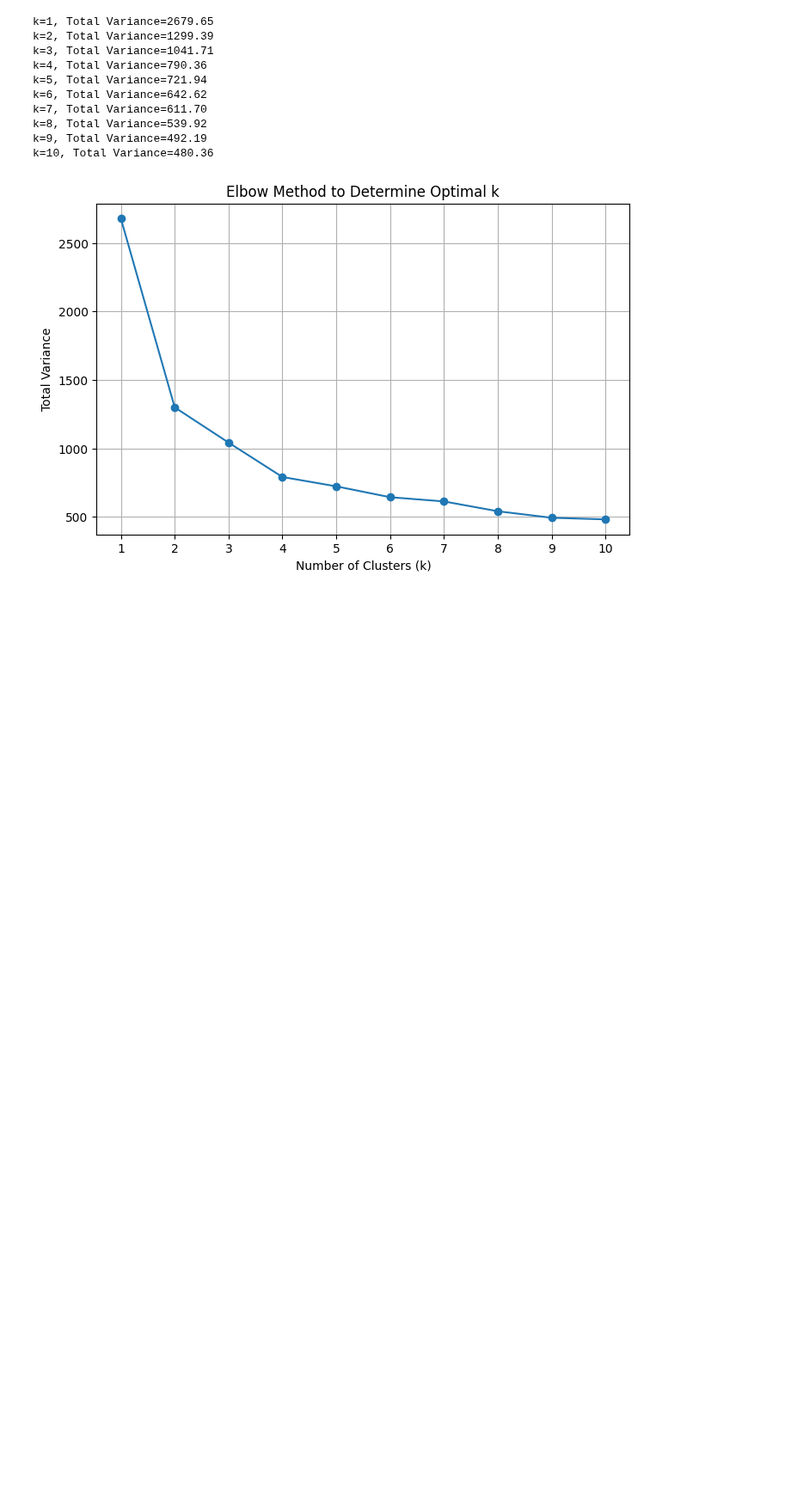
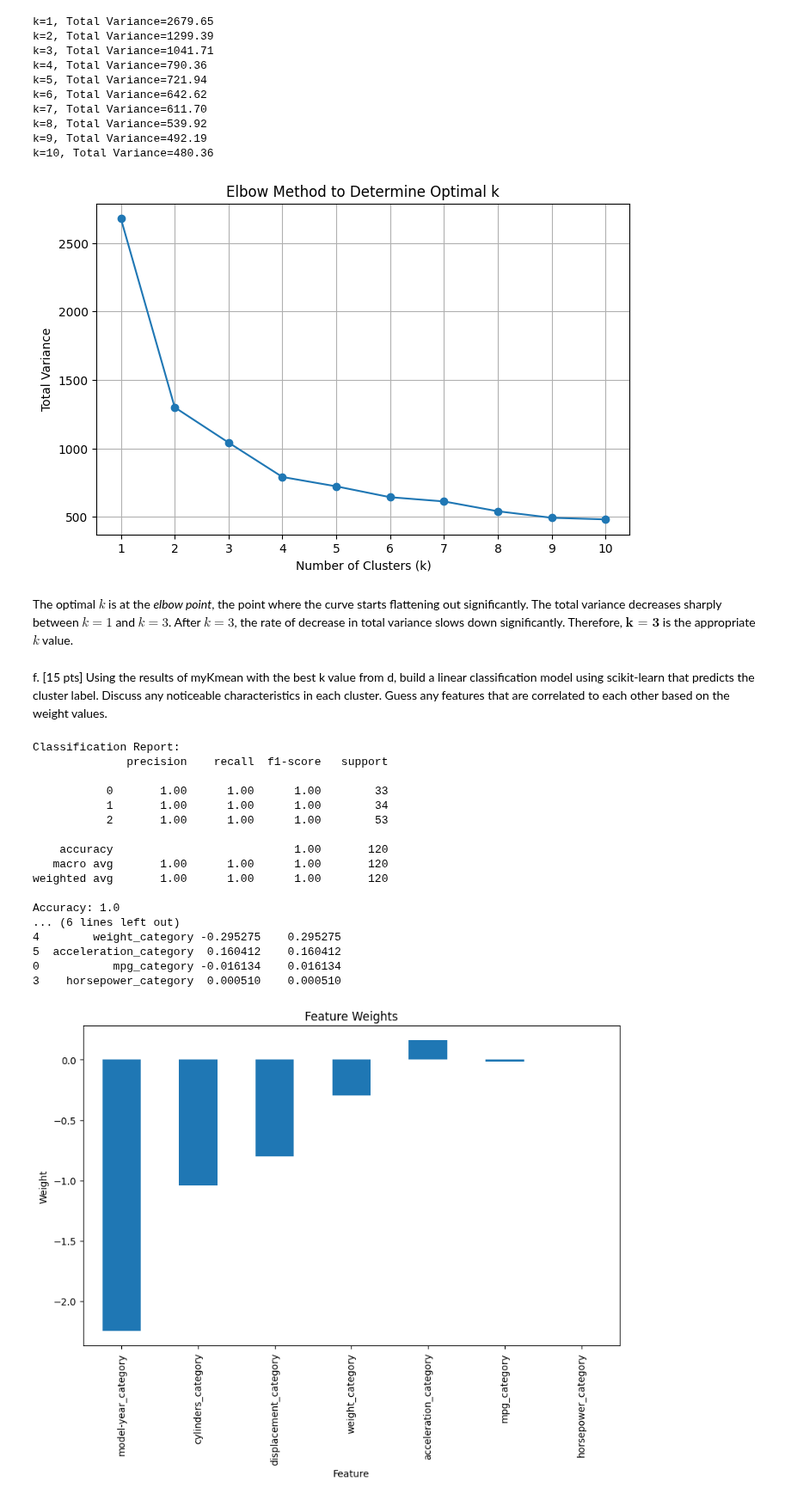
Before and after one commit to bs333/cs559, a Jupyter notebook: CS559 - Homework/hw5/sid_bhatia_hw5.ipynb, the cells around one changed output. Shown at 86% size. Saved outputs shown, nothing was run; the diff lists cells and outputs as text; code cells hidden in the pictures; blank space fills up the shorter version.

```diff
--- a/CS559 - Homework/hw5/sid_bhatia_hw5.ipynb
+++ b/CS559 - Homework/hw5/sid_bhatia_hw5.ipynb
@@ -283,3 +283,66 @@ k=8, Total Variance=539.92
 k=9, Total Variance=492.19
 k=10, Total Variance=480.36
 [figure]
+# %% [markdown]
+The optimal $k$ is at the *elbow point*, the point where the curve starts flattening out significantly. The total variance decreases sharply between $k = 1$ and $k = 3$. After $k = 3$, the rate of decrease in total variance slows down significantly. Therefore, $\textbf{k = 3}$ is the appropriate $k$ value.
+# %% [markdown]
+f. [15 pts] Using the results of myKmean with the best k value from d, build a linear classification
+model using scikit-learn that predicts the cluster label. Discuss any noticeable characteristics in
+each cluster. Guess any features that are correlated to each other based on the weight values.
+# %%
+from sklearn.linear_model import LogisticRegression
+from sklearn.model_selection import train_test_split
+from sklearn.metrics import classification_report, accuracy_score
+import pandas as pd
+
+k = 3
+labels, centroids, _ = myKmean(X, k, iter=10)
+
+auto_mpg_df['cluster_label'] = labels
+
+features = ordinal_columns
+target = 'cluster_label'
+
+X = auto_mpg_df[features].to_numpy()
+y = auto_mpg_df[target].to_numpy()
+
+X_train, X_test, y_train, y_test = train_test_split(X, y, test_size=0.3, random_state=42)
+
+model = LogisticRegression(multi_class='multinomial', solver='lbfgs', max_iter=1000, random_state=42)
+model.fit(X_train, y_train)
+
+y_pred = model.predict(X_test)
+
+print("Classification Report:")
+print(classification_report(y_test, y_pred))
+print("Accuracy:", accuracy_score(y_test, y_pred))
+
+weights = pd.DataFrame({'Feature': features, 'Weight': model.coef_[0]})
+weights['Weight_Abs'] = weights['Weight'].abs()
+weights = weights.sort_values(by='Weight_Abs', ascending=False)
+
+print("\nFeature Weights (Influence on Clusters):")
+print(weights)
+
+weights.plot(x='Feature', y='Weight', kind='bar', figsize=(10, 6), legend=False, title="Feature Weights")
+plt.ylabel("Weight")
+plt.show()
+# %% [output]
+Classification Report:
+              precision    recall  f1-score   support
+
+           0       1.00      1.00      1.00        33
+           1       1.00      1.00      1.00        34
+           2       1.00      1.00      1.00        53
+
+    accuracy                           1.00       120
+   macro avg       1.00      1.00      1.00       120
+weighted avg       1.00      1.00      1.00       120
+
+Accuracy: 1.0
+... (6 lines left out)
+4        weight_category -0.295275    0.295275
+5  acceleration_category  0.160412    0.160412
+0           mpg_category -0.016134    0.016134
+3    horsepower_category  0.000510    0.000510
+[figure, added]
```
Also changed, not shown: parts of 1 cell of this notebook.
